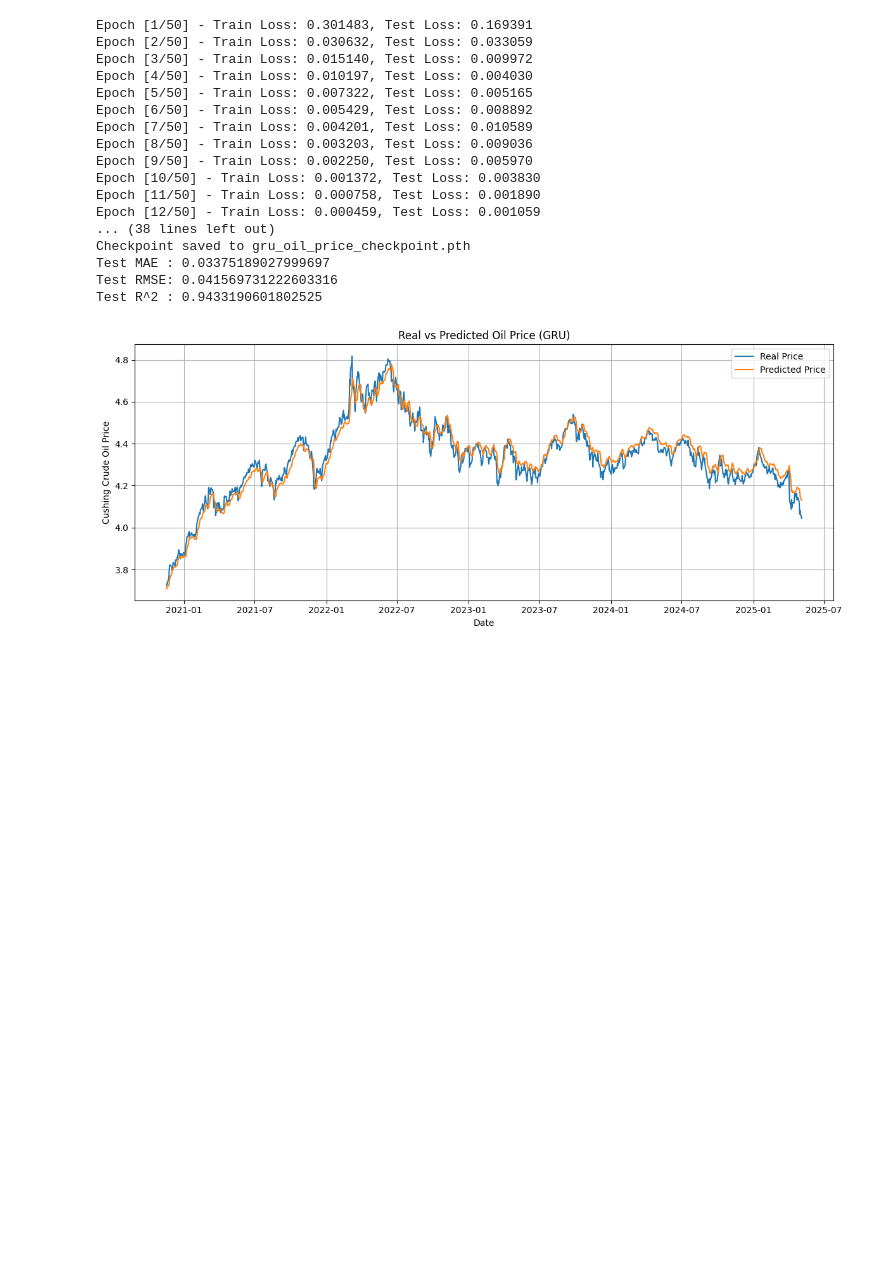
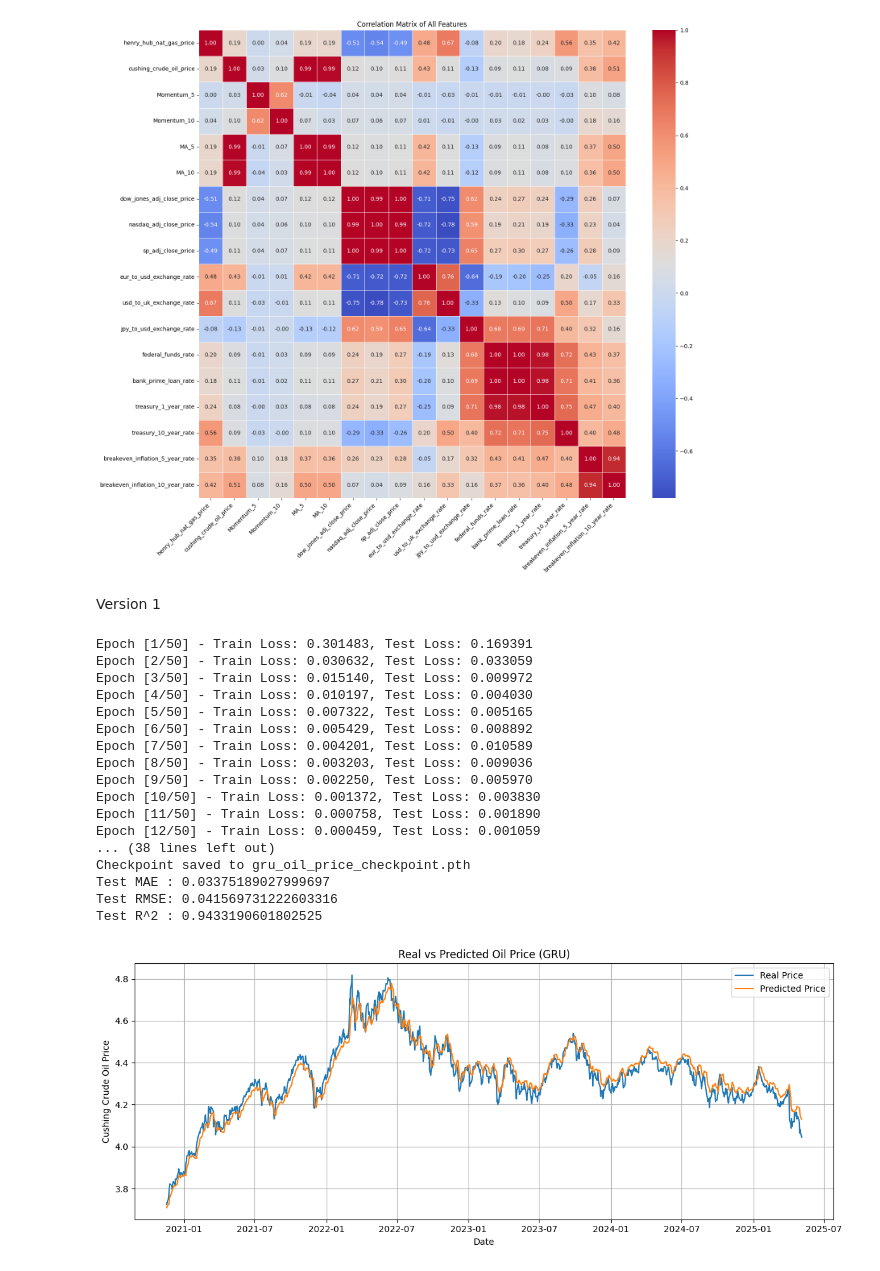
Before and after one commit to KietLe2504/Project_DeepLearning_2025_1, a Jupyter notebook: gru.ipynb, the cells around one changed output. Drawn from its saved outputs; the diff is of its cells as text; code cells hidden in the pictures; blank space fills up the shorter version.

Commit message:
Upload different version of GRU

```diff
--- a/gru.ipynb
+++ b/gru.ipynb
@@ -1,3 +1,29 @@
+# %%
+import pandas as pd
+import seaborn as sns
+import matplotlib.pyplot as plt
+import numpy as np
+
+df = pd.read_csv('compiled_dataset.csv')
+
+# Lọc các cột số để tính tương quan
+numerical_df = df.select_dtypes(include=[np.number])
+
+# Tính ma trận tương quan
+corr_matrix = numerical_df.corr()
+
+plt.figure(figsize=(16, 14))
+sns.heatmap(corr_matrix, annot=True, cmap='coolwarm', fmt=".2f", linewidths=0.5)
+plt.title('Correlation Matrix of All Features')
+plt.xticks(rotation=45, ha='right')
+plt.yticks(rotation=0)
+plt.tight_layout()
+
+plt.show()
+# %% [output]
+[figure, added]
+# %% [markdown]
+Version 1
 # %%
 import pandas as pd
 import numpy as np
```
Also changed, not shown: parts of 4 cells of this notebook.
